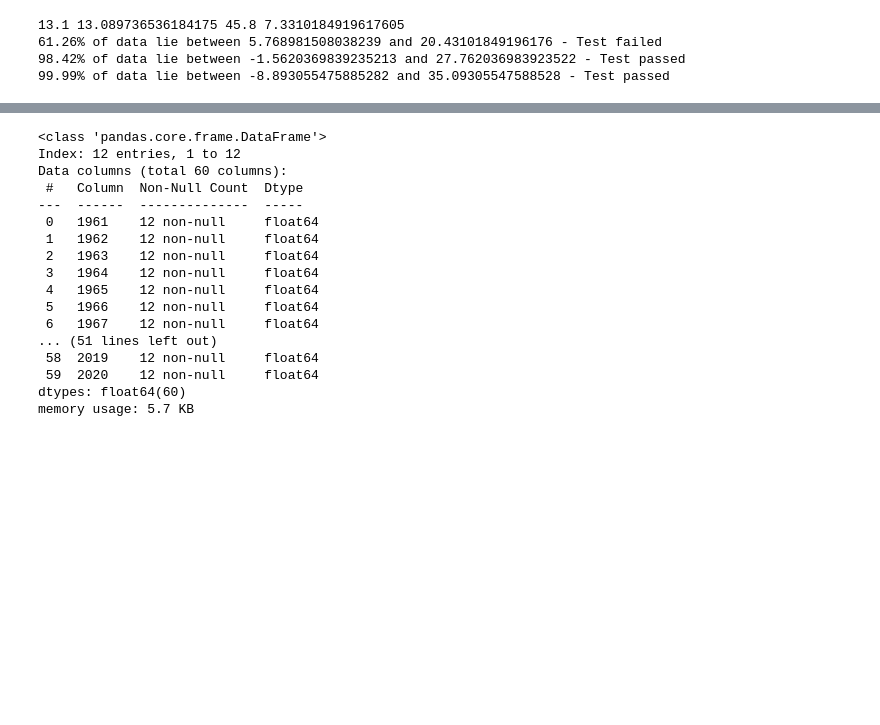
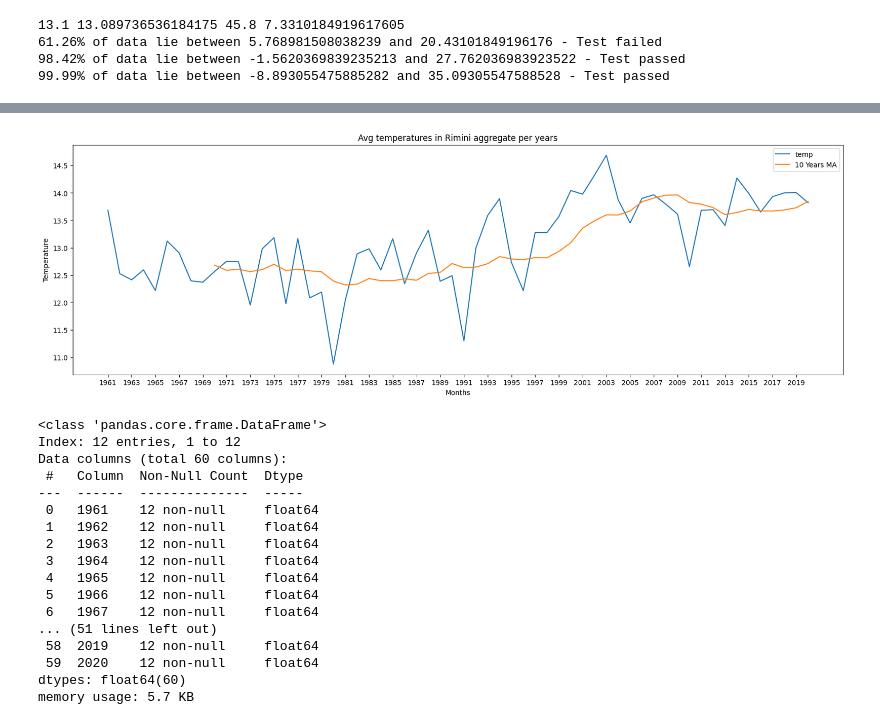
Before and after one commit to simonefontanella/op-anal, a Jupyter notebook: climate_change.ipynb, the cells around one changed output, grey strips where cells are left out. Cells and saved outputs as stored; diff of their text form; code cells hidden in the pictures; blank space fills up the shorter version.

```diff
--- a/climate_change.ipynb
+++ b/climate_change.ipynb
@@ -68,0 +160,11 @@ plt.show()
+# %%
+year_avg = pd.pivot_table(data, values='temp', index='year', aggfunc='mean')
+year_avg['10 Years MA'] = year_avg['temp'].rolling(10).mean()
+year_avg[['temp','10 Years MA']].plot(figsize=(20,6))
+plt.title('Avg temperatures in Rimini aggregate per years')
+plt.xlabel('Months')
+plt.ylabel('Temperature')
+plt.xticks([x for x in range(1961,2021,2)])
+plt.show()
+# %% [output]
+[figure, added]
```
Also changed, not shown: parts of 44 cells of this notebook, 1 other file.
